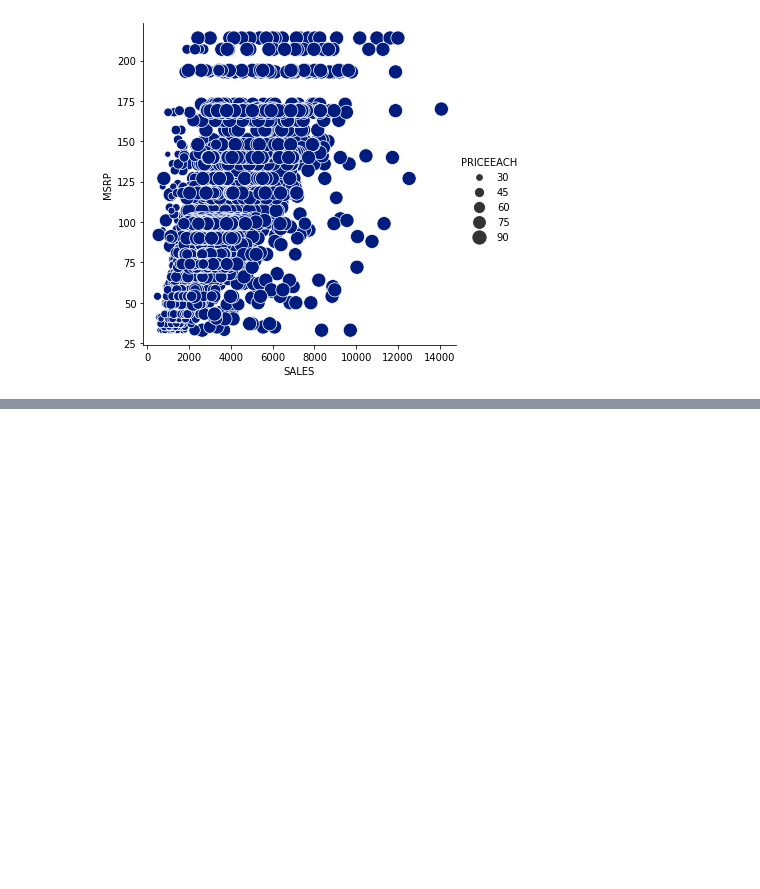
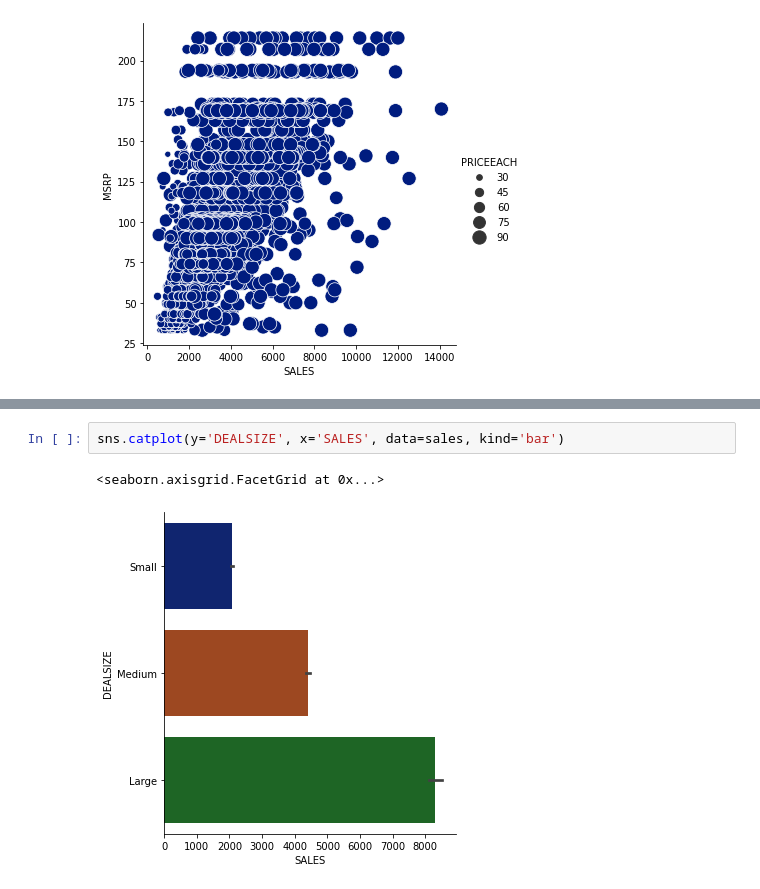
Before and after one commit to dsarvan/analytics, a Jupyter notebook: Seaborn/statisticalplots.ipynb, the cells around one changed output, grey strips where cells are left out. Cells and saved outputs as stored; diff of their text form; blank space fills up the shorter version.

```diff
--- a/Seaborn/statisticalplots.ipynb
+++ b/Seaborn/statisticalplots.ipynb
@@ -199,0 +282,5 @@ sns.catplot(x='DEALSIZE', y='SALES', data=sales, hue='STATUS', kind='violin', in
+# %%
+sns.catplot(y='DEALSIZE', x='SALES', data=sales, kind='bar')
+# %% [output]
+<seaborn.axisgrid.FacetGrid at 0x...>
+[figure, added]
```
Also changed, not shown: parts of 27 cells of this notebook.
